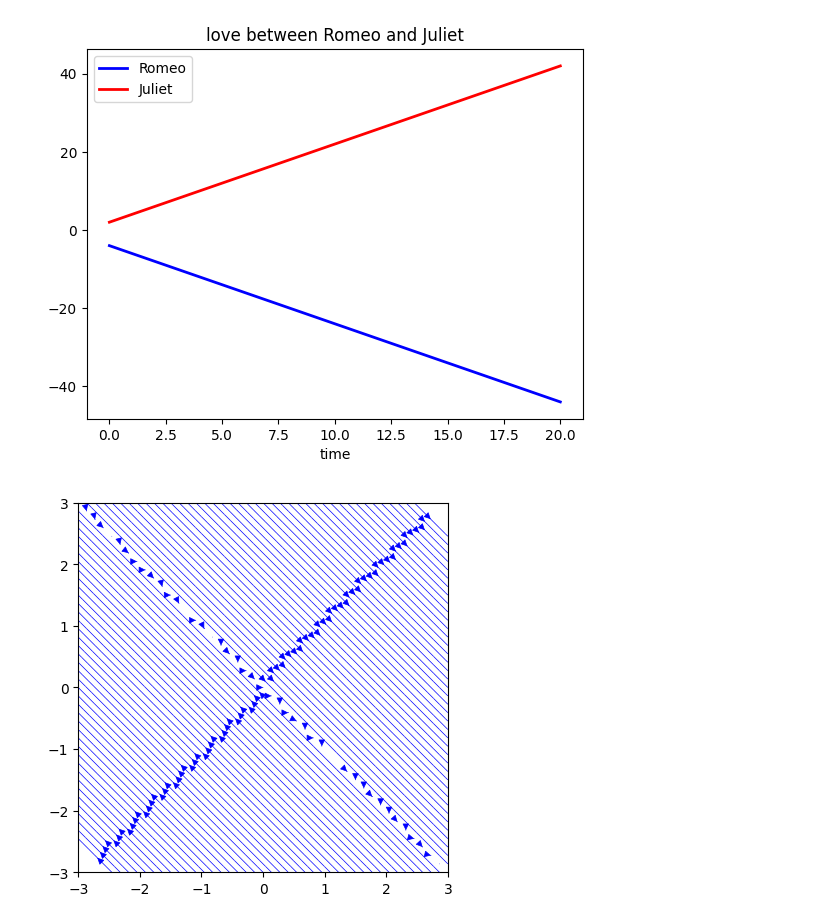
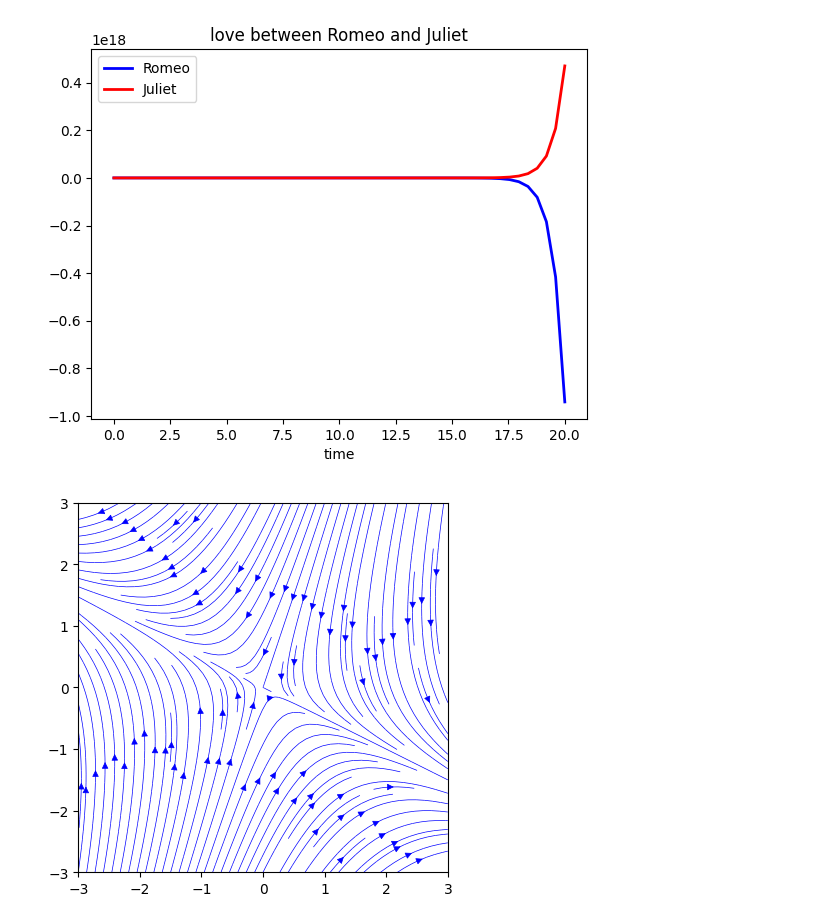
Before and after one commit to tangvanminh/ex2, a Jupyter notebook: t.ipynb, the cells around one changed output. Saved outputs shown, nothing was run; the diff lists cells and outputs as text; code cells hidden in the pictures.

```diff
--- a/t.ipynb
+++ b/t.ipynb
@@ -7,9 +7,9 @@ from scipy.integrate import odeint
 
 def love(y, t):
     a = 1
-    b = 1
-    c = -1
-    d = -1
+    b = -2
+    c = -3
+    d = -4
     R = y[0]
     J = y[1]
     dRdt = a*R+b*J
@@ -24,35 +24,35 @@ y = odeint(love,y0,t)
 plt.plot(t,y[:,0], 'b-', linewidth = 2.0)
 plt.plot(t,y[:,1],'r-', linewidth=2.0)
 plt.xlabel("time")
 # plt.ylabel("y[R,J]")
 plt.title("love between Romeo and Juliet")
 plt.legend(["Romeo","Juliet"])
 plt.savefig('images/plot.png')
 plt.show()
 
 
 x1 = np.linspace(-3.0,3.0,30)
 x2 = np.linspace(-3.0,3.0,30)
 X,Y = np.meshgrid(x1,x2)
 u,v = np.zeros_like(X), np.zeros_like(X)
 NI, NJ= X.shape
 
 t = 0
 for i in range(NI):
     for j in range(NJ):
         x, y = X[i, j], Y[i, j]
         fp = love([x,y], t)
         u[i,j] = fp[0]
         v[i,j] = fp[1]
 
 plt.streamplot(X, Y, u, v, color='b', linewidth=0.5, density=1.5)
 plt.axis('square')
 plt.axis([-3, 3, -3, 3])
 plt.savefig('images/phase-portrait.png')
 plt.show()
 # %% [output]
-[figure, old version]
+[figure, new version]
-[figure, old version]
+[figure, new version]
 # %%
 from scipy.integrate import odeint
 import numpy as np
```
Also changed, not shown: parts of 2 cells of this notebook, 2 other files.
